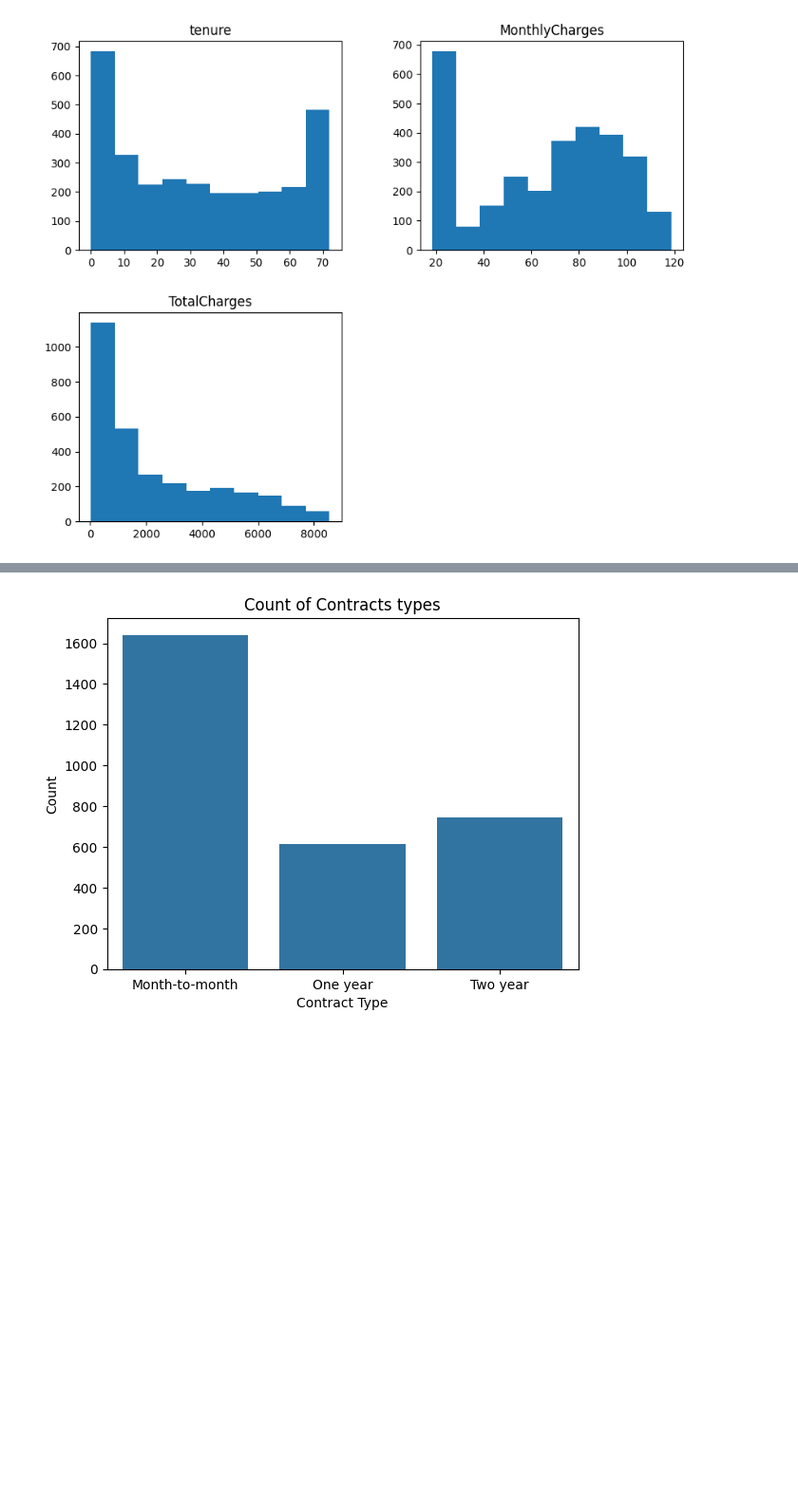
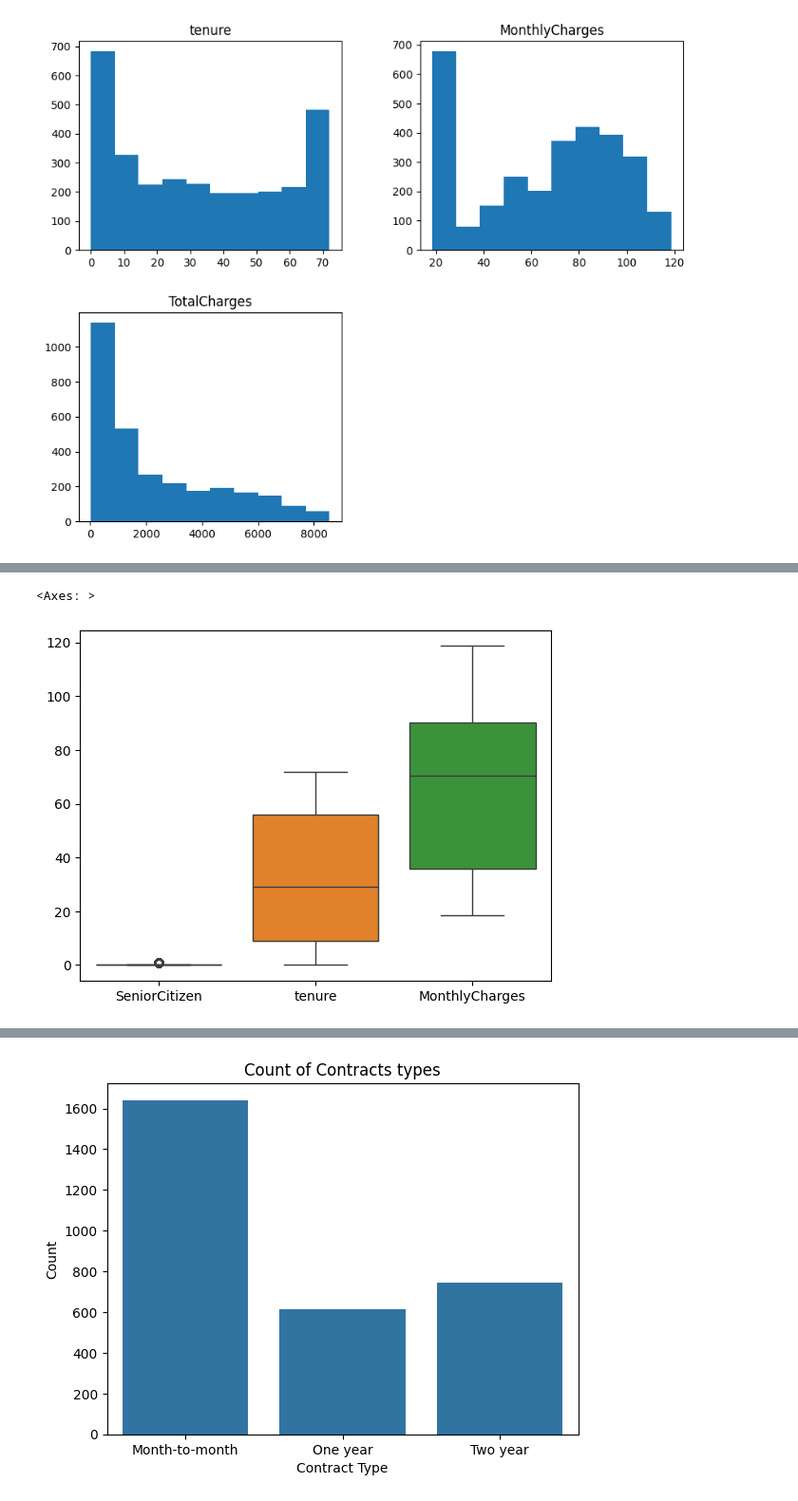
Before and after one commit to Omooyeni/Telco-Customer-churn-prediction-, a Jupyter notebook: notebook/main.ipynb, the cells around one changed output, grey strips where cells are left out. Shown at 95% size. Drawn from its saved outputs; the diff is of its cells as text; code cells hidden in the pictures; blank space fills up the shorter version.

```diff
--- a/notebook/main.ipynb
+++ b/notebook/main.ipynb
@@ -331,0 +343,6 @@ array([[<Axes: title={'center': 'tenure'}>,
+# %%
+# Checking the outlires in the monthly charges, tenure and senior citizens column
+sns.boxplot(df)
+# %% [output]
+<Axes: >
+[figure, added]
```
Also changed, not shown: parts of 21 cells of this notebook.
